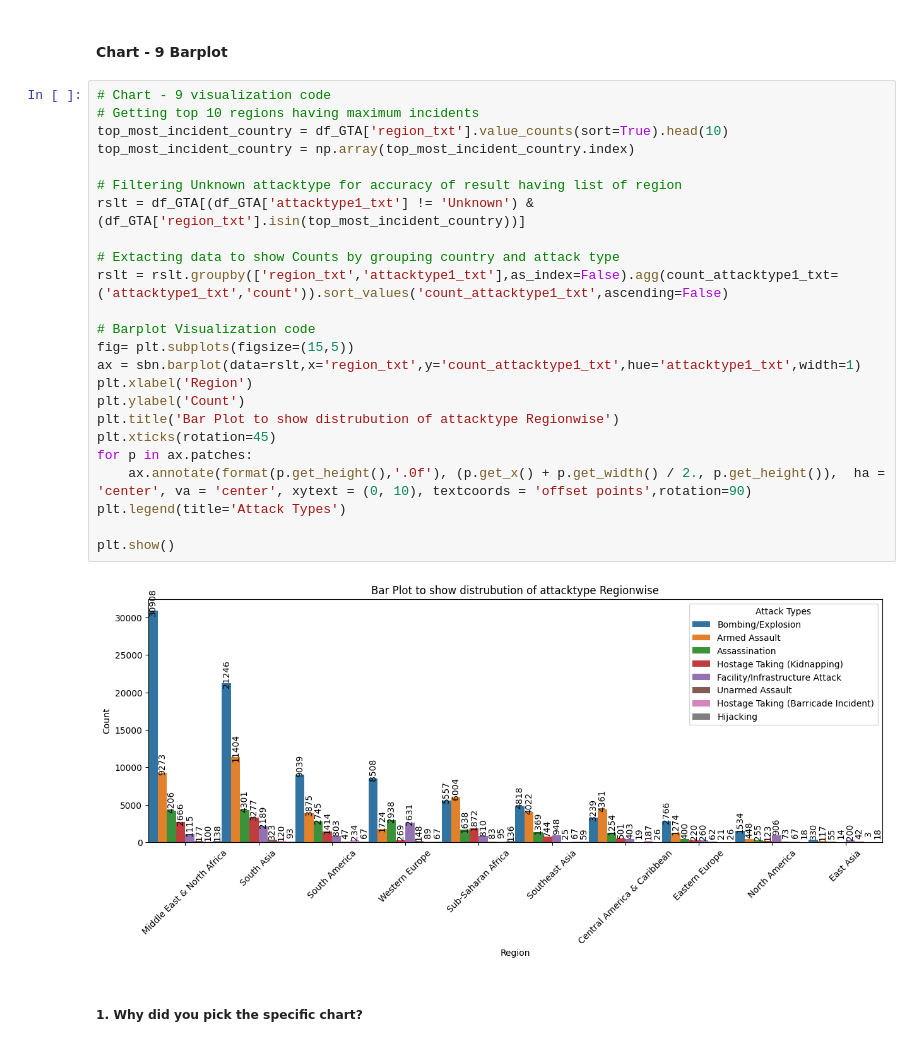
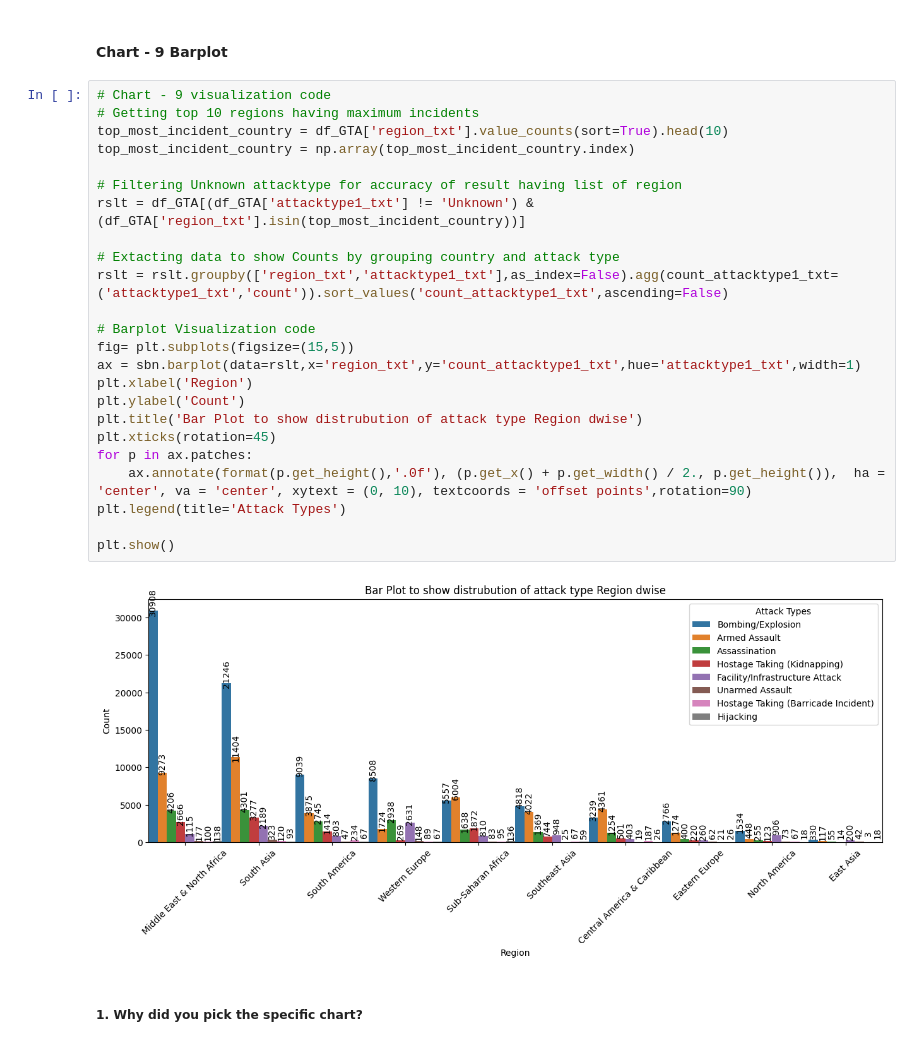
Before and after one commit to vishalrvs/GTDproject, a Jupyter notebook: Global_Terrorism_Analysis_EDA_Submission_by_Vishal_Shrivastav.ipynb, the cells around one changed output. Saved outputs shown, nothing was run; the diff lists cells and outputs as text.

```diff
--- a/Global_Terrorism_Analysis_EDA_Submission_by_Vishal_Shrivastav.ipynb
+++ b/Global_Terrorism_Analysis_EDA_Submission_by_Vishal_Shrivastav.ipynb
@@ -1140,29 +1143,29 @@ This insights will very helpfull to which domain should be taken care off
 # %%
 # Chart - 9 visualization code
 # Getting top 10 regions having maximum incidents
 top_most_incident_country = df_GTA['region_txt'].value_counts(sort=True).head(10)
 top_most_incident_country = np.array(top_most_incident_country.index)
 
 # Filtering Unknown attacktype for accuracy of result having list of region
 rslt = df_GTA[(df_GTA['attacktype1_txt'] != 'Unknown') & (df_GTA['region_txt'].isin(top_most_incident_country))]
 
 # Extacting data to show Counts by grouping country and attack type
 rslt = rslt.groupby(['region_txt','attacktype1_txt'],as_index=False).agg(count_attacktype1_txt=('attacktype1_txt','count')).sort_values('count_attacktype1_txt',ascending=False)
 
 # Barplot Visualization code
 fig= plt.subplots(figsize=(15,5))
 ax = sbn.barplot(data=rslt,x='region_txt',y='count_attacktype1_txt',hue='attacktype1_txt',width=1)
 plt.xlabel('Region')
 plt.ylabel('Count')
-plt.title('Bar Plot to show distrubution of attacktype Regionwise')
+plt.title('Bar Plot to show distrubution of attack type Region dwise')
 plt.xticks(rotation=45)
 for p in ax.patches:
     ax.annotate(format(p.get_height(),'.0f'), (p.get_x() + p.get_width() / 2., p.get_height()),  ha = 'center', va = 'center', xytext = (0, 10), textcoords = 'offset points',rotation=90)
 plt.legend(title='Attack Types')
 
 plt.show()
 # %% [output]
-[figure, old version]
+[figure, new version]
 # %% [markdown]
 ##### 1. Why did you pick the specific chart?
 # %% [markdown]
```
Also changed, not shown: parts of 30 cells of this notebook.
